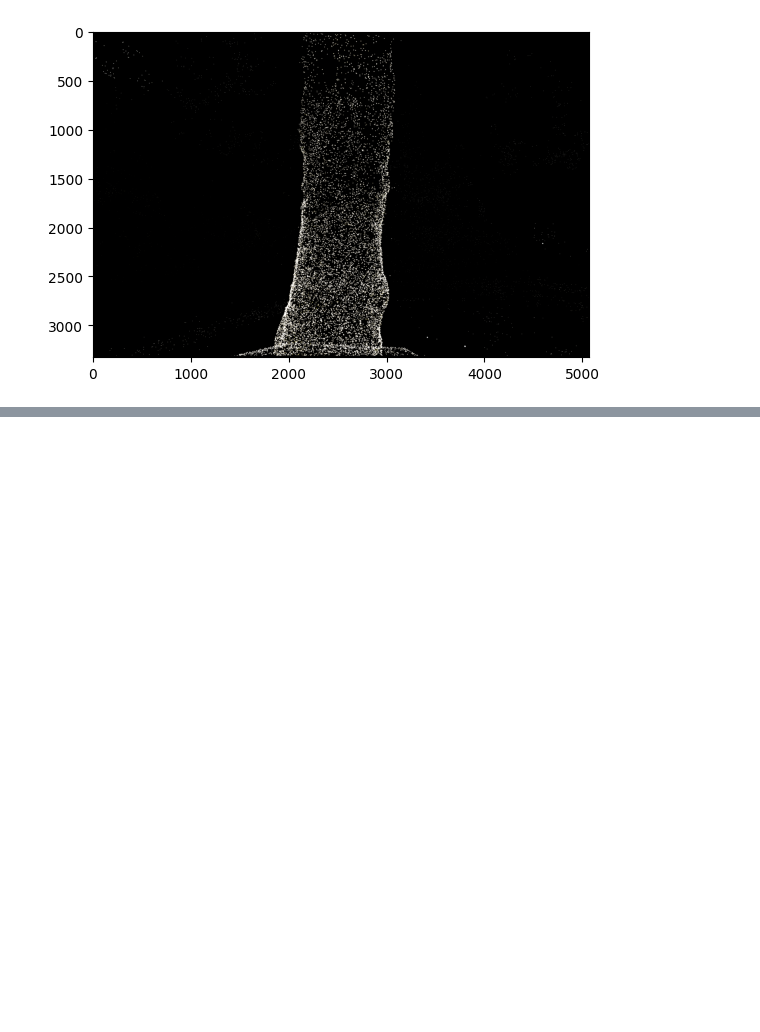
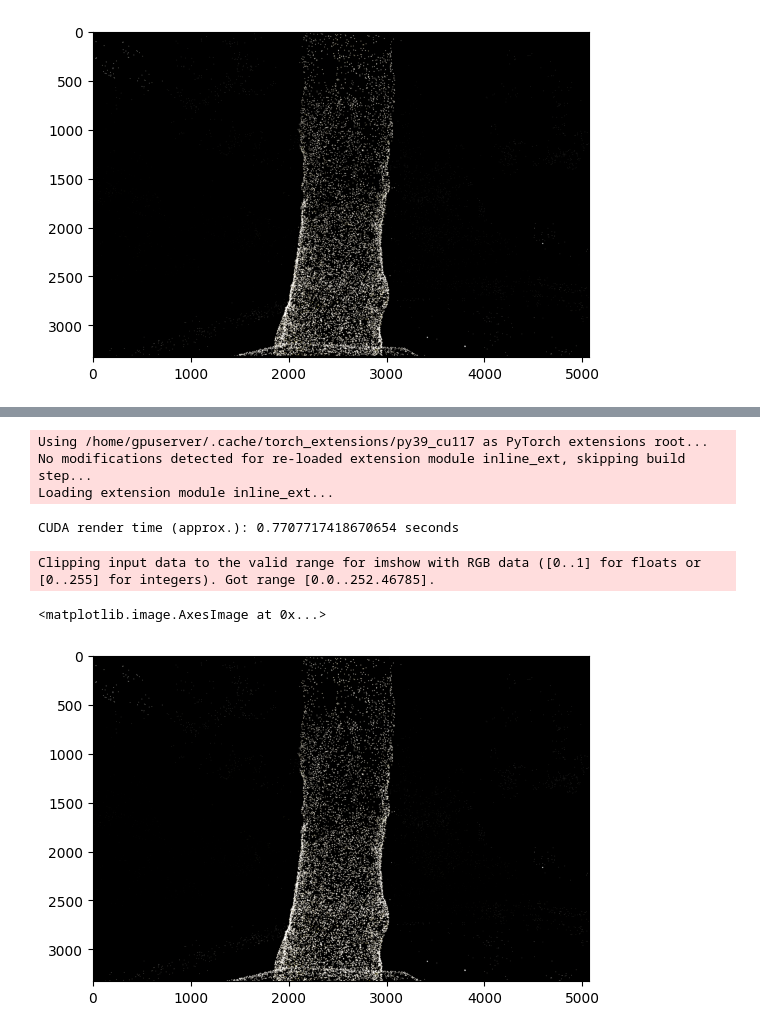
Before and after one commit to sajontahsen/GaussianSceneRender-Python, a Jupyter notebook: demo-notebook.ipynb, the cells around one changed output, grey strips where cells are left out. Cells and saved outputs as stored; diff of their text form; code cells hidden in the pictures; blank space fills up the shorter version.

Commit message:
added cuda render example in demo notebook

```diff
--- a/demo-notebook.ipynb
+++ b/demo-notebook.ipynb
@@ -35,0 +56,13 @@ Clipping input data to the valid range for imshow with RGB data ([0..1] for floa
+# %%
+image = scene.render_image_cuda(image_num, tile_size=16)
+# %% [output]
+Using /home/gpuserver/.cache/torch_extensions/py39_cu117 as PyTorch extensions root...
+No modifications detected for re-loaded extension module inline_ext, skipping build step...
+Loading extension module inline_ext...
+CUDA render time (approx.): 0.7707717418670654 seconds
+# %%
+plt.imshow(image.detach().cpu() * 255)
+# %% [output]
+Clipping input data to the valid range for imshow with RGB data ([0..1] for floats or [0..255] for integers). Got range [0.0..252.46785].
+<matplotlib.image.AxesImage at 0x...>
+[figure, added]
```
Also changed, not shown: parts of 1 cell of this notebook.
